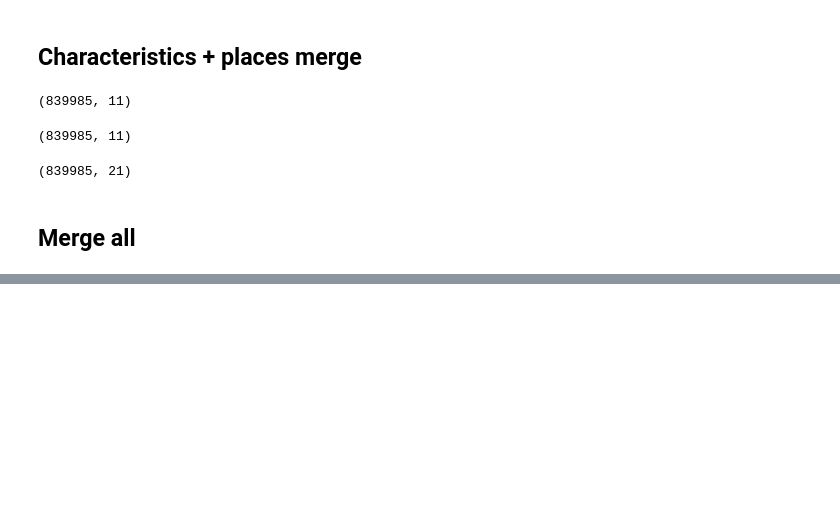
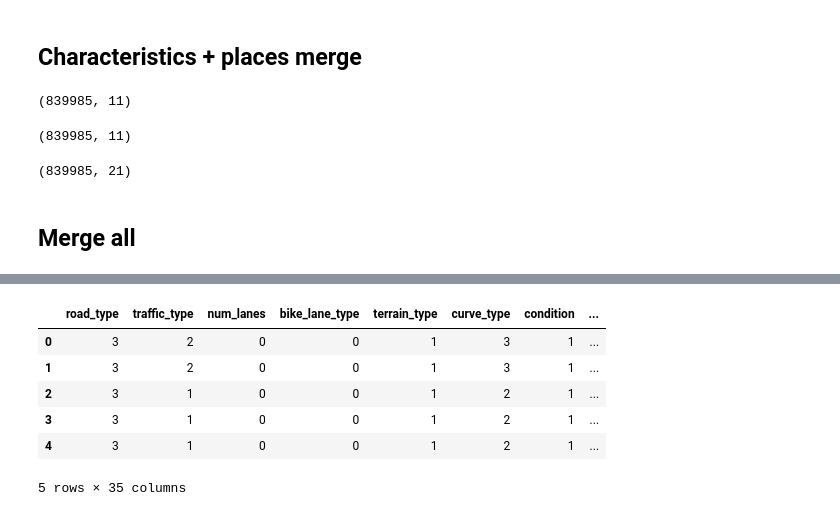
Before and after one commit to annagergaly/french-accidents, a Jupyter notebook: data_merge.ipynb, the cells around one changed output, grey strips where cells are left out. Drawn from its saved outputs; the diff is of its cells as text; code cells hidden in the pictures; blank space fills up the shorter version.

```diff
--- a/data_merge.ipynb
+++ b/data_merge.ipynb
@@ -87,2 +135,12 @@ merged_df.head()
+# %%
+merged_df.head()
+# %% [output]
+|  | road_type | traffic_type | num_lanes | bike_lane_type | terrain_type | curve_type | condition | ... |
+| 0 | 3 | 2 | 0 | 0 | 1 | 3 | 1 | ... |
+| 1 | 3 | 2 | 0 | 0 | 1 | 3 | 1 | ... |
+| 2 | 3 | 1 | 0 | 0 | 1 | 2 | 1 | ... |
+| 3 | 3 | 1 | 0 | 0 | 1 | 2 | 1 | ... |
+| 4 | 3 | 1 | 0 | 0 | 1 | 2 | 1 | ... |
+5 rows × 35 columns
 # %%
 scoring_method = K2Score(data=merged_df)
```
Also changed, not shown: parts of 16 cells of this notebook, 1 other file.
